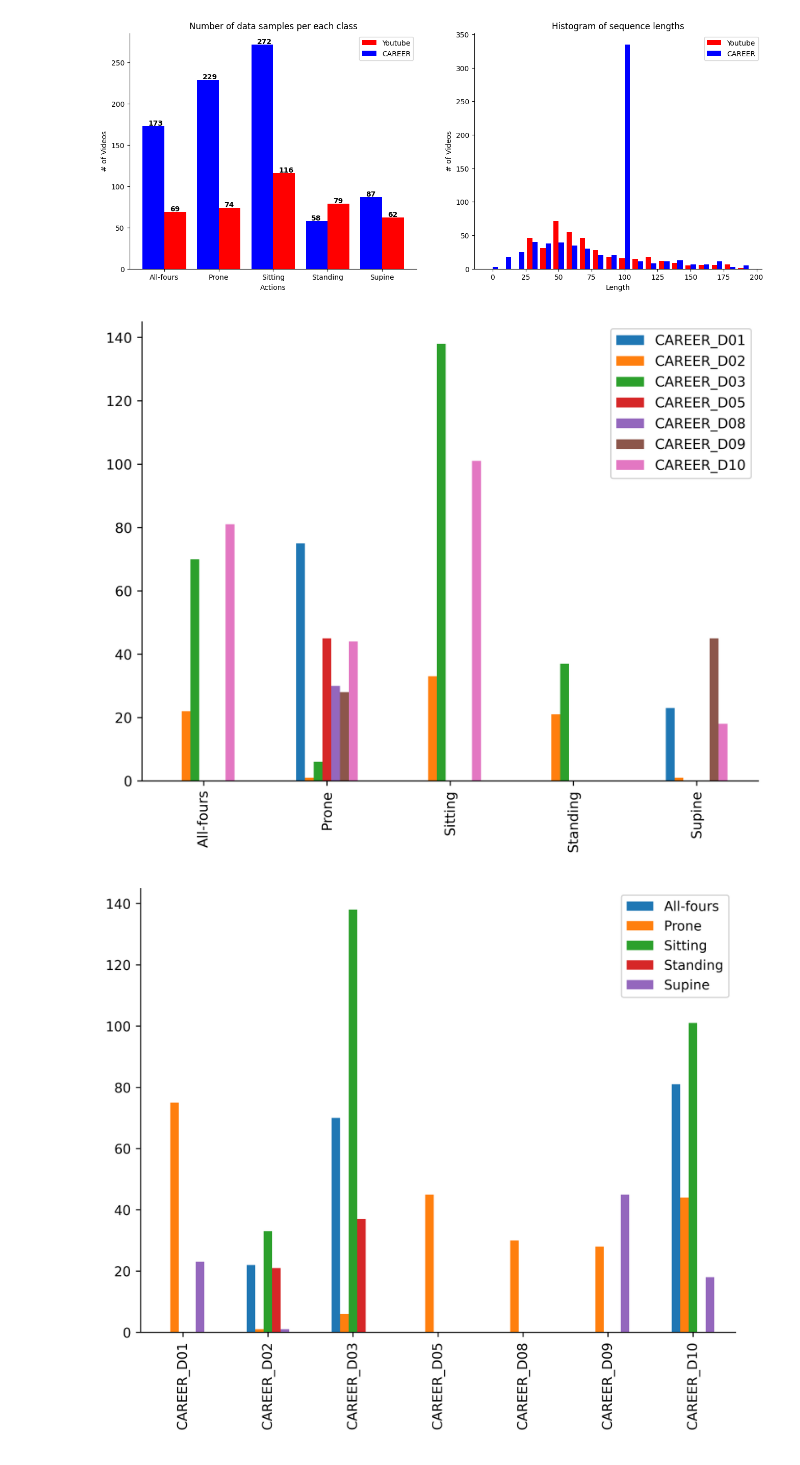
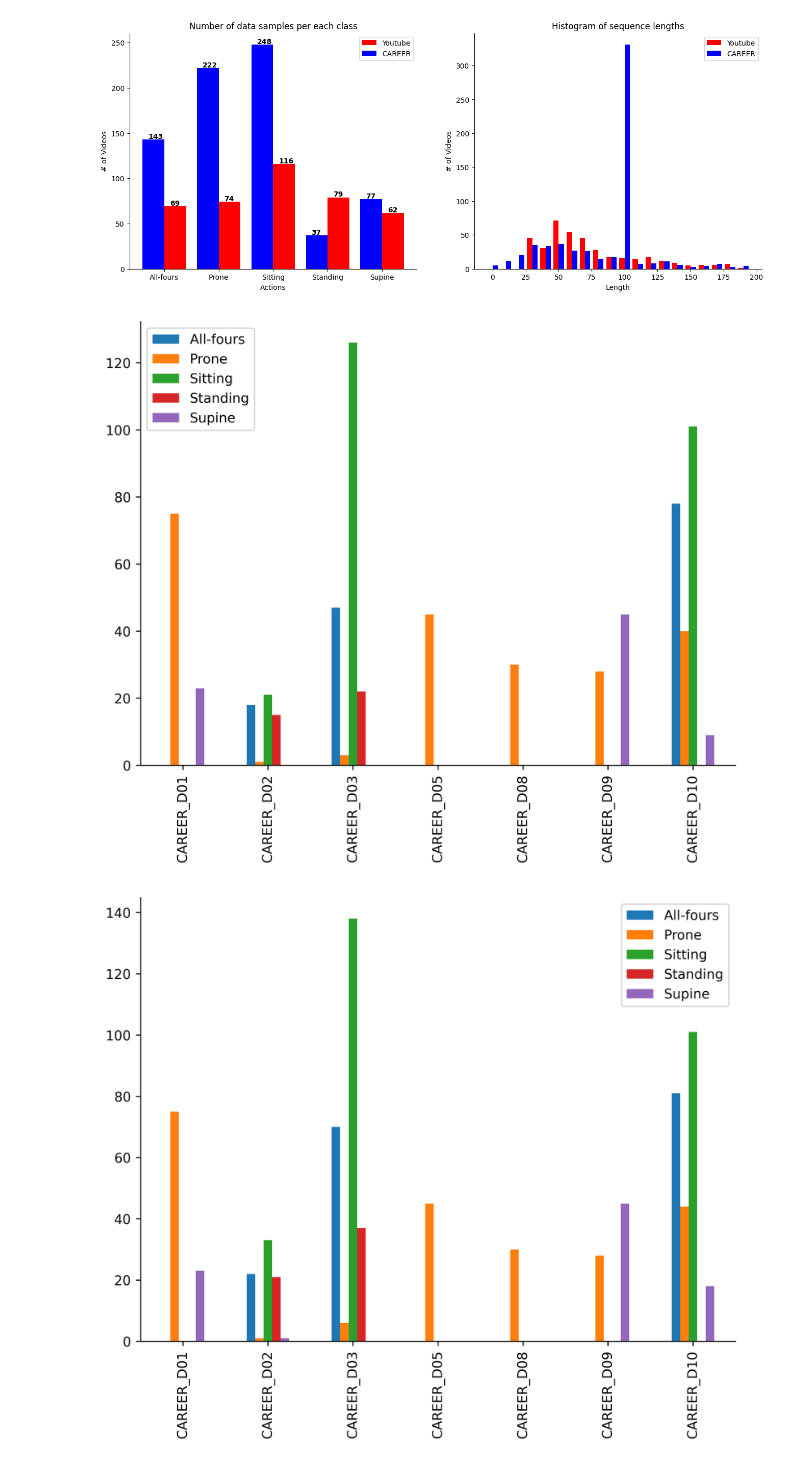
Before and after one commit to ostadabbas/Infant-Action-Recognition-with-DMD, a Jupyter notebook: data_statistics.ipynb, the cells around one changed output. Drawn from its saved outputs; the diff is of its cells as text; code cells hidden in the pictures.

```diff
--- a/data_statistics.ipynb
+++ b/data_statistics.ipynb
@@ -3,7 +3,7 @@ import numpy as np
 import matplotlib.pyplot as plt
 import pickle
 # %%
-with open('./Data/new_InfAct_plus_2d.pkl', 'rb') as f:
+with open('.\Data\InfAct_plus\InfAct_plus_2d_yolo.pkl', 'rb') as f:
     infact_ds = pickle.load(f)
 # %%
 youtube_ds = [item for item in infact_ds['annotations'] if 'youtube' in item['source']]
@@ -57,7 +57,7 @@ axes[1].set_title('Histogram of sequence lengths')
 
 plt.show()
 # %% [output]
-[figure, old version]
+[figure, new version]
 # %%
 def set_ax_borders(ax, top, right, bottom, left):
     ax.spines['top'].set_visible(top)
@@ -65,41 +65,38 @@ def set_ax_borders(ax, top, right, bottom, left):
     ax.spines['bottom'].set_visible(bottom)
     ax.spines['left'].set_visible(left)
 
-with open('./Data/new_InfAct_plus_2d.pkl', 'rb') as f:
+with open('.\Data\InfAct_plus\InfAct_plus_2d_yolo.pkl', 'rb') as f:
     infact_ds_V1 = pickle.load(f)
-
-with open('./Data/new_InfAct_plus_2d.pkl', 'rb') as f:
-    infact_ds_V2 = pickle.load(f)
 
 V1_p_d = [(item['source'], item['pos_label']) for item in infact_ds_V1['annotations'] if 'CAREER' in item['source']]
 
 p_d = [*V1_p_d]
 
 subs = np.unique([item[0] for item in p_d])
 
 action_per_subjet = {sub: {} for sub in subs}
 
 for item in p_d:
     sub = item[0]
     pos = item[1]
     if pos not in action_per_subjet[sub]:
         action_per_subjet[sub][pos]=1
     else:
         action_per_subjet[sub][pos]+=1
 
 import pandas as pd
 df = pd.DataFrame(action_per_subjet)
 df = df.T
 df = df.fillna(0)
 df = df[['All-fours', 'Prone', 'Sitting', 'Standing', 'Supine']]
 
 fig, ax = plt.subplots()
 fig.set_size_inches(8,6)
 fig.set_dpi(600)
-df.T.plot.bar(ax=ax)
+df.plot.bar(ax=ax)
 set_ax_borders(ax, False, False, True, True)
 # %% [output]
-[figure, old version]
+[figure, new version]
 # %%
 fig, ax = plt.subplots()
 fig.set_size_inches(8,6)
```
Also changed, not shown: parts of 2 cells of this notebook, 9 other files.
